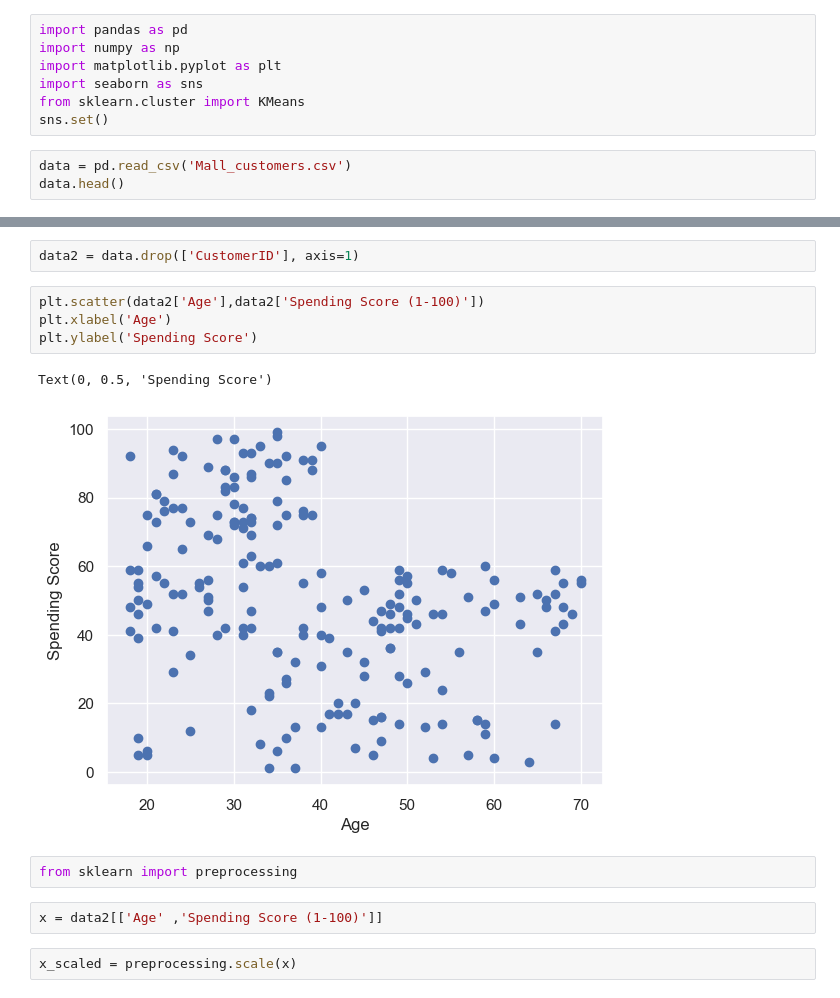
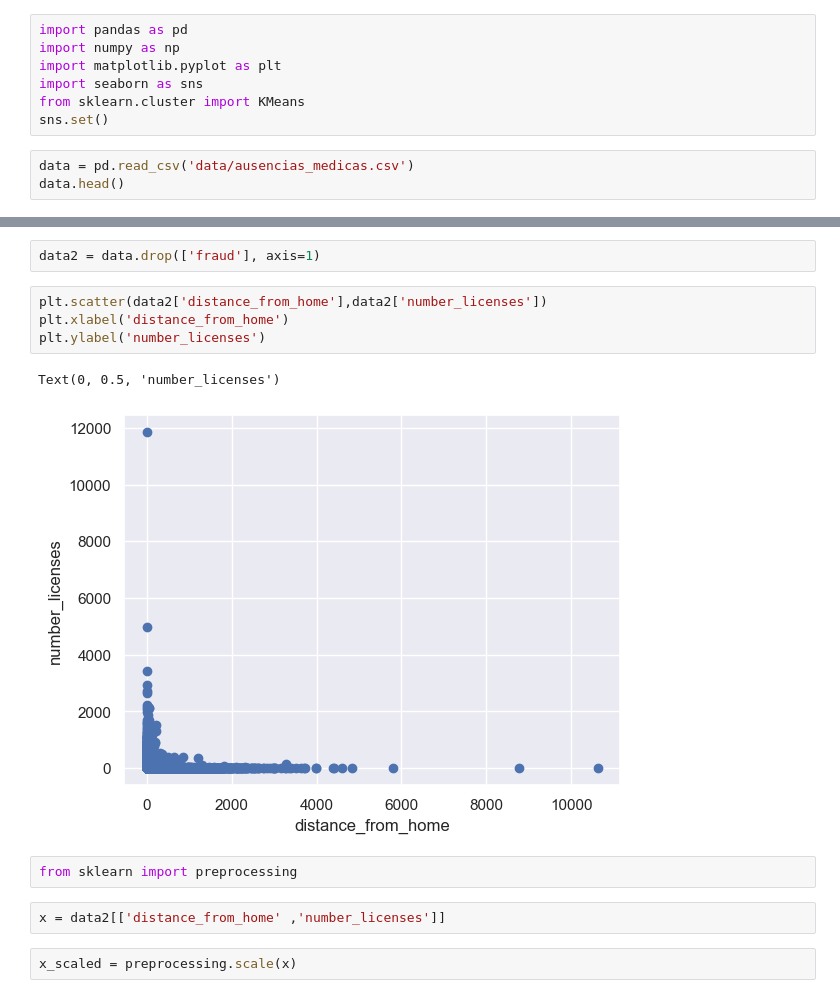
Before and after one commit to viniciusfcf/health-fraud-detection, a Jupyter notebook: 8_km.ipynb, the cells around one changed output, grey strips where cells are left out. Cells and saved outputs as stored; diff of their text form.

```diff
--- a/8_km.ipynb
+++ b/8_km.ipynb
@@ -9,6 +9,6 @@ import seaborn as sns
 from sklearn.cluster import KMeans
 sns.set()
 # %%
-data = pd.read_csv('Mall_customers.csv')
+data = pd.read_csv('data/ausencias_medicas.csv')
 data.head()
 # %% [output]
@@ -33,16 +33,16 @@ data.describe()
 # %%
-data2 = data.drop(['CustomerID'], axis=1)
+data2 = data.drop(['fraud'], axis=1)
 # %%
-plt.scatter(data2['Age'],data2['Spending Score (1-100)'])
-plt.xlabel('Age')
-plt.ylabel('Spending Score')
+plt.scatter(data2['distance_from_home'],data2['number_licenses'])
+plt.xlabel('distance_from_home')
+plt.ylabel('number_licenses')
 # %% [output]
-Text(0, 0.5, 'Spending Score')
+Text(0, 0.5, 'number_licenses')
-[figure, old version]
+[figure, new version]
 # %%
 from sklearn import preprocessing
-# %%
-x = data2[['Age' ,'Spending Score (1-100)']]
+# %%
+x = data2[['distance_from_home' ,'number_licenses']]
 # %%
 x_scaled = preprocessing.scale(x)
 # %%
```
Also changed, not shown: parts of 9 cells of this notebook.
